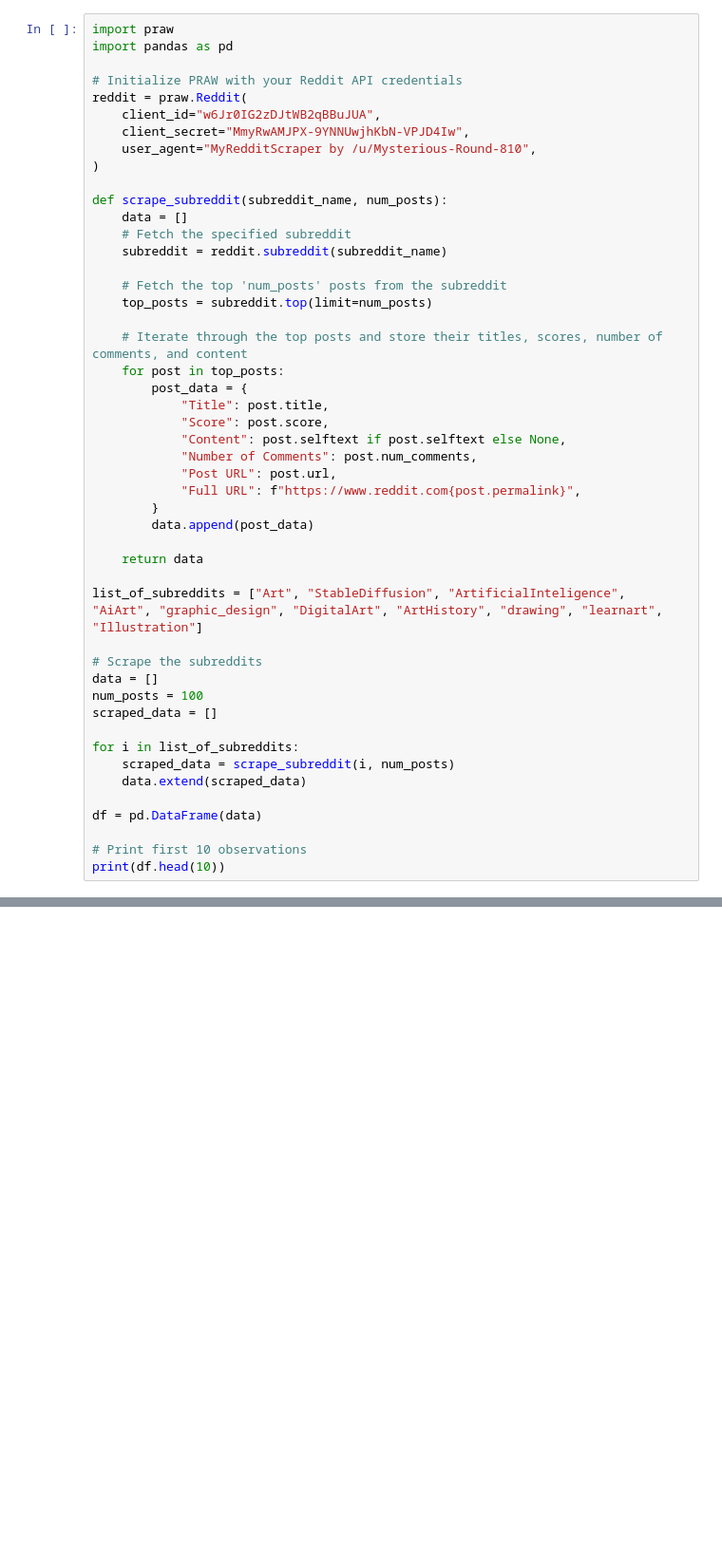
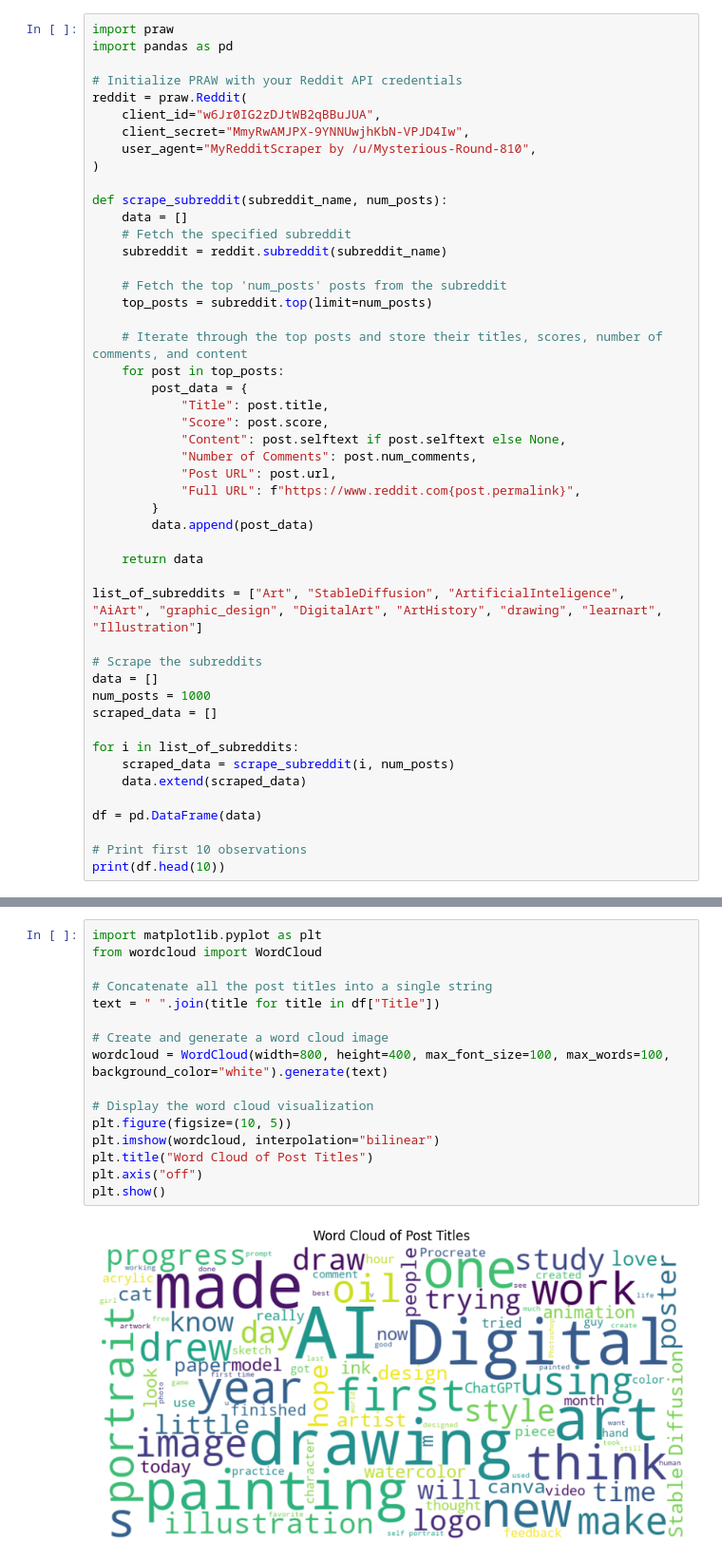
Before and after one commit to Kydesss/cct416, a Jupyter notebook: data_scraper.ipynb, the cells around one changed output, grey strips where cells are left out. Shown at 95% size. Cells and saved outputs as stored; diff of their text form; blank space fills up the shorter version.

Commit message:
Created visualizations

```diff
--- a/data_scraper.ipynb
+++ b/data_scraper.ipynb
@@ -35,7 +35,7 @@ list_of_subreddits = ["Art", "StableDiffusion", "ArtificialInteligence", "AiArt"
 
 # Scrape the subreddits
 data = []
-num_posts = 100
+num_posts = 1000
 scraped_data = []
 
 for i in list_of_subreddits:
@@ -70,0 +198,18 @@ print(len(df))
+# %%
+import matplotlib.pyplot as plt
+from wordcloud import WordCloud
+
+# Concatenate all the post titles into a single string
+text = " ".join(title for title in df["Title"])
+
+# Create and generate a word cloud image
+wordcloud = WordCloud(width=800, height=400, max_font_size=100, max_words=100, background_color="white").generate(text)
+
+# Display the word cloud visualization
+plt.figure(figsize=(10, 5))
+plt.imshow(wordcloud, interpolation="bilinear")
+plt.title("Word Cloud of Post Titles")
+plt.axis("off")
+plt.show()
+# %% [output]
+[figure, added]
```
Also changed, not shown: parts of 7 cells of this notebook, 1 other file.
